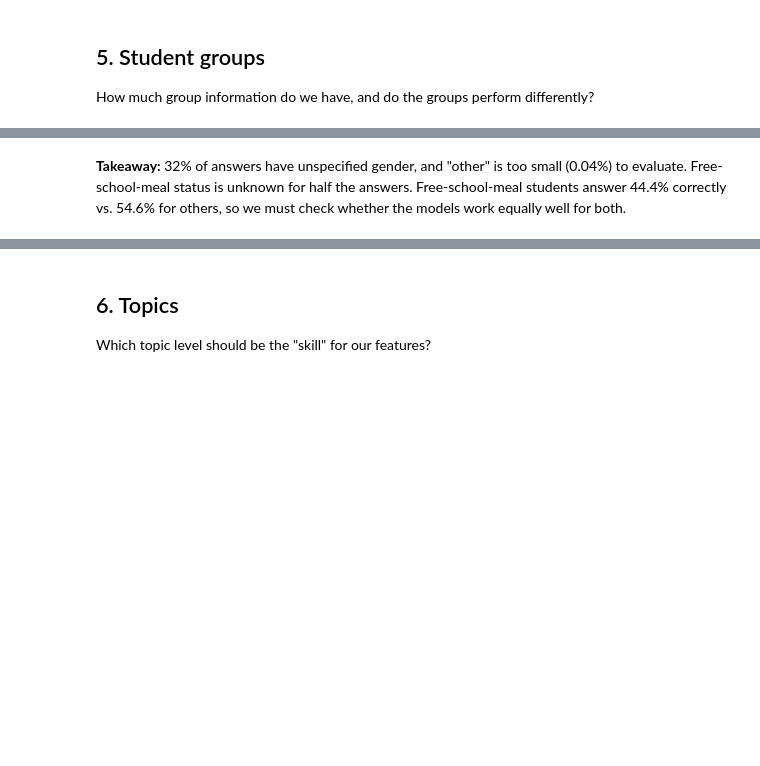
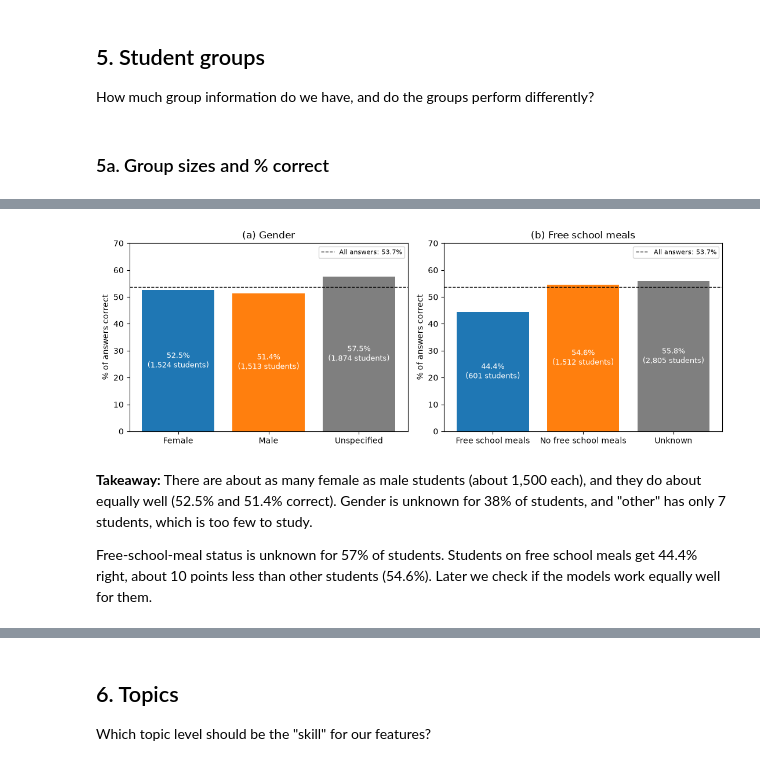
Before and after one commit to AgahDUZENLI/confidence-vs-ml, a Jupyter notebook: notebooks/01_explore.ipynb, the cells around one changed output, grey strips where cells are left out. Drawn from its saved outputs; the diff is of its cells as text; code cells hidden in the pictures; blank space fills up the shorter version.

```diff
--- a/notebooks/01_explore.ipynb
+++ b/notebooks/01_explore.ipynb
@@ -92,13 +202,52 @@ About the plot: the gray diagonal is what a student with perfect self-knowledge
 # %% [markdown]
 ## 5. Student groups
 How much group information do we have, and do the groups perform differently?
+# %% [markdown]
+### 5a. Group sizes and % correct
 # %%
-print("Gender (% of answers; 0 = unspecified, 1 = female, 2 = male, 3 = other):")
-print((df["Gender"].value_counts(normalize=True) * 100).round(2))
+df["gender_group"] = df["Gender"].map({0: "Unspecified", 1: "Female", 2: "Male", 3: "Other"})
+df["fsm_group"] = df["PremiumPupil"].map({1.0: "Free school meals", 0.0: "No free school meals"}).fillna("Unknown")
 
-print("\nFree school meals (% of answers; 1 = eligible, NaN = unknown):")
-print((df["PremiumPupil"].value_counts(normalize=True, dropna=False) * 100).round(1))
+students = df.drop_duplicates("UserId")   # one row per student
 
-print("\nPercent correct by free-school-meal status:")
-print((df.groupby("PremiumPupil")["IsCorrect"].mean() * 100).round(1))
+
+def group_summary(col, order):
+    """Students, answers and % correct for each group."""
+    t = pd.DataFrame({
+        "students": students[col].value_counts(),
+        "answers": df[col].value_counts(),
+        "% correct": df.groupby(col)["IsCorrect"].mean() * 100,
+    }).reindex(order)
+    t["% of students"] = t["students"] / t["students"].sum() * 100
+    t["% of answers"] = t["answers"] / t["answers"].sum() * 100
+    return t[["students", "% of students", "answers", "% of answers", "% correct"]].round(1)
+
+
+# ---------- Printed output ----------
+print("=== Gender ===")
+gender = group_summary("gender_group", ["Female", "Male", "Unspecified", "Other"])
+print(gender.to_string())
+
+print("\n=== Free school meals ===")
+fsm = group_summary("fsm_group", ["Free school meals", "No free school meals", "Unknown"])
+print(fsm.to_string())
+
+# ---------- Figure ----------
+overall = df["IsCorrect"].mean() * 100
+fig, axes = plt.subplots(1, 2, figsize=(11, 4))
+
+for ax, t, title in [(axes[0], gender.drop("Other"), "(a) Gender"),
+                     (axes[1], fsm, "(b) Free school meals")]:
+    bars = ax.bar(t.index, t["% correct"], color=["tab:blue", "tab:orange", "tab:gray"])
+    ax.bar_label(bars, labels=[f"{p:.1f}%\n({int(s):,} students)" for p, s in zip(t["% correct"], t["students"])],
+                 label_type="center", color="white", fontsize=9)
+    ax.axhline(overall, color="black", linestyle="--", linewidth=1, label=f"All answers: {overall:.1f}%")
+    ax.set_ylim(0, 70)
+    ax.set_ylabel("% of answers correct")
+    ax.set_title(title)
+    ax.legend(loc="upper right", fontsize=8)
+
+fig.tight_layout()
+fig.savefig(FIG / "groups.png", dpi=300, bbox_inches="tight")
+plt.show()
 # %% [output]
@@ -125,2 +268,5 @@ Name: IsCorrect, dtype: float64
+[figure, added]
 # %% [markdown]
-**Takeaway:** 32% of answers have unspecified gender, and "other" is too small (0.04%) to evaluate. Free-school-meal status is unknown for half the answers. Free-school-meal students answer 44.4% correctly vs. 54.6% for others, so we must check whether the models work equally well for both.
+**Takeaway:** There are about as many female as male students (about 1,500 each), and they do about equally well (52.5% and 51.4% correct). Gender is unknown for 38% of students, and "other" has only 7 students, which is too few to study.
+
+Free-school-meal status is unknown for 57% of students. Students on free school meals get 44.4% right, about 10 points less than other students (54.6%). Later we check if the models work equally well for them.
```
Also changed, not shown: parts of 20 cells of this notebook, 14 other files.
